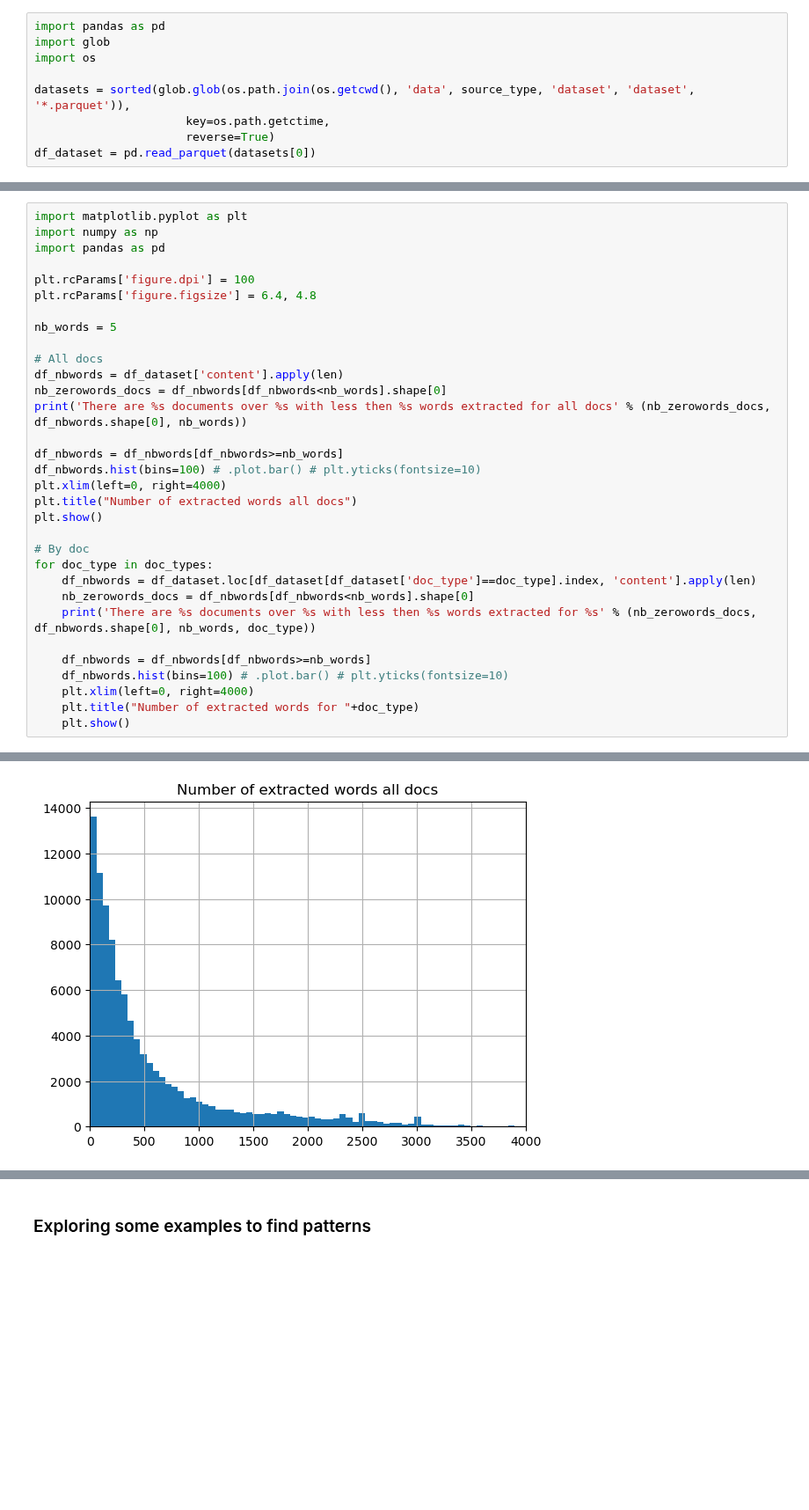
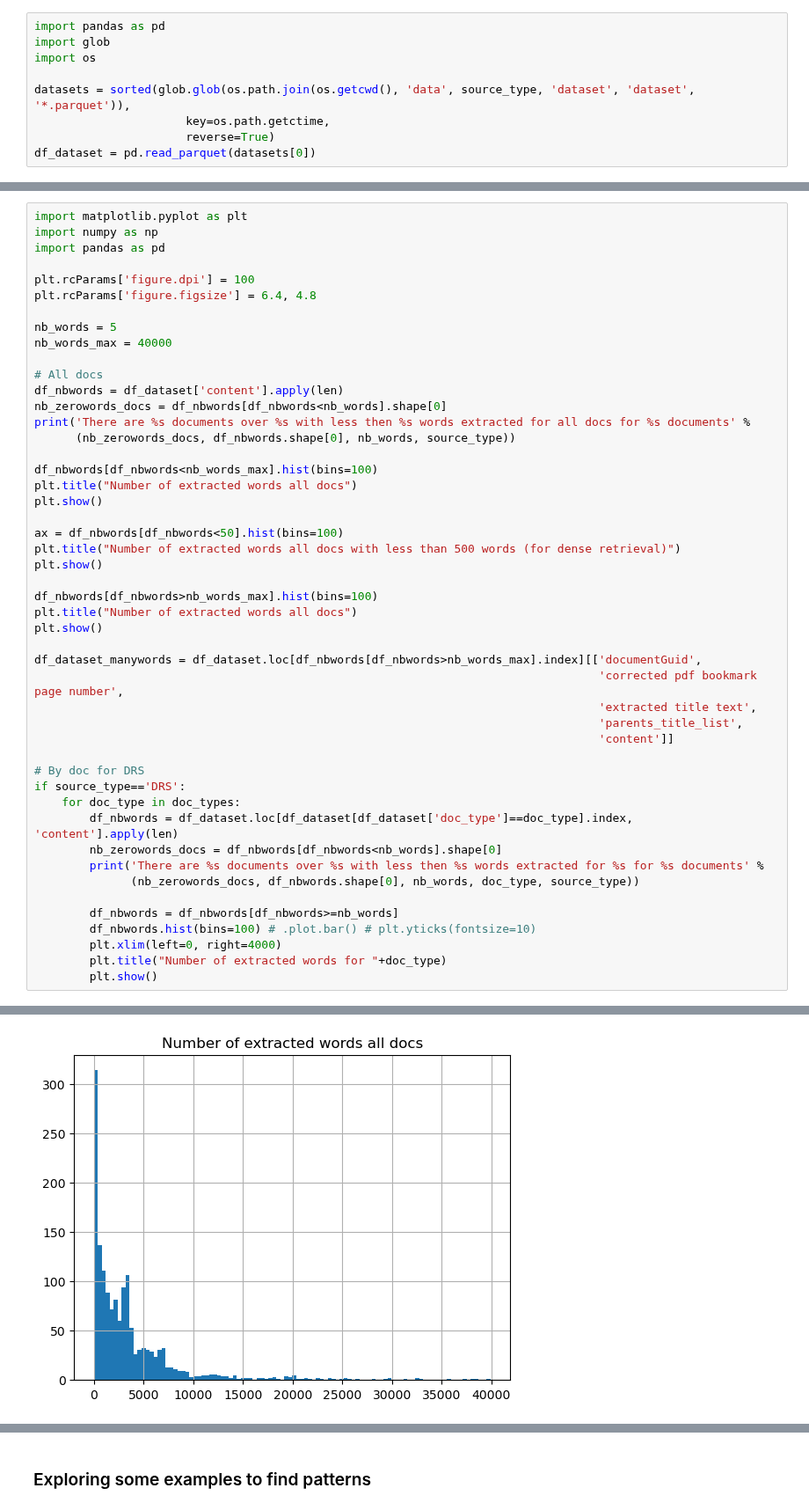
Before and after one commit to GreenIron/FAA-NLP-Project, a Jupyter notebook: 94_make_datasets.ipynb, the cells around one changed output, grey strips where cells are left out. Shown at 88% size. Saved outputs shown, nothing was run; the diff lists cells and outputs as text; blank space fills up the shorter version.

```diff
--- a/94_make_datasets.ipynb
+++ b/94_make_datasets.ipynb
@@ -258,27 +264,43 @@ plt.rcParams['figure.dpi'] = 100
 plt.rcParams['figure.figsize'] = 6.4, 4.8
 
 nb_words = 5
+nb_words_max = 40000
 
 # All docs
 df_nbwords = df_dataset['content'].apply(len)
 nb_zerowords_docs = df_nbwords[df_nbwords<nb_words].shape[0]
-print('There are %s documents over %s with less then %s words extracted for all docs' % (nb_zerowords_docs, df_nbwords.shape[0], nb_words))
+print('There are %s documents over %s with less then %s words extracted for all docs for %s documents' %
+      (nb_zerowords_docs, df_nbwords.shape[0], nb_words, source_type))
 
-df_nbwords = df_nbwords[df_nbwords>=nb_words]
-df_nbwords.hist(bins=100) # .plot.bar() # plt.yticks(fontsize=10)
-plt.xlim(left=0, right=4000)
+df_nbwords[df_nbwords<nb_words_max].hist(bins=100)
 plt.title("Number of extracted words all docs")
 plt.show()
 
-# By doc
-for doc_type in doc_types:
-    df_nbwords = df_dataset.loc[df_dataset[df_dataset['doc_type']==doc_type].index, 'content'].apply(len)
-    nb_zerowords_docs = df_nbwords[df_nbwords<nb_words].shape[0]
-    print('There are %s documents over %s with less then %s words extracted for %s' % (nb_zerowords_docs, df_nbwords.shape[0], nb_words, doc_type))
+ax = df_nbwords[df_nbwords<50].hist(bins=100)
+plt.title("Number of extracted words all docs with less than 500 words (for dense retrieval)")
+plt.show()
 
-    df_nbwords = df_nbwords[df_nbwords>=nb_words]
-    df_nbwords.hist(bins=100) # .plot.bar() # plt.yticks(fontsize=10)
-    plt.xlim(left=0, right=4000)
-    plt.title("Number of extracted words for "+doc_type)
-    plt.show()
+df_nbwords[df_nbwords>nb_words_max].hist(bins=100)
+plt.title("Number of extracted words all docs")
+plt.show()
+
+df_dataset_manywords = df_dataset.loc[df_nbwords[df_nbwords>nb_words_max].index][['documentGuid',
+                                                                                  'corrected pdf bookmark page number',
+                                                                                  'extracted title text',
+                                                                                  'parents_title_list',
+                                                                                  'content']]
+
+# By doc for DRS
+if source_type=='DRS':
+    for doc_type in doc_types:
+        df_nbwords = df_dataset.loc[df_dataset[df_dataset['doc_type']==doc_type].index, 'content'].apply(len)
+        nb_zerowords_docs = df_nbwords[df_nbwords<nb_words].shape[0]
+        print('There are %s documents over %s with less then %s words extracted for %s for %s documents' %
+              (nb_zerowords_docs, df_nbwords.shape[0], nb_words, doc_type, source_type))
+
+        df_nbwords = df_nbwords[df_nbwords>=nb_words]
+        df_nbwords.hist(bins=100) # .plot.bar() # plt.yticks(fontsize=10)
+        plt.xlim(left=0, right=4000)
+        plt.title("Number of extracted words for "+doc_type)
+        plt.show()
 # %% [output]
@@ -286 +308 @@ There are 62765 documents over 162608 with less then 5 words extracted for all d
-[figure, old version]
+[figure, new version]
```
Also changed, not shown: parts of 3 cells of this notebook, 1 other file.
